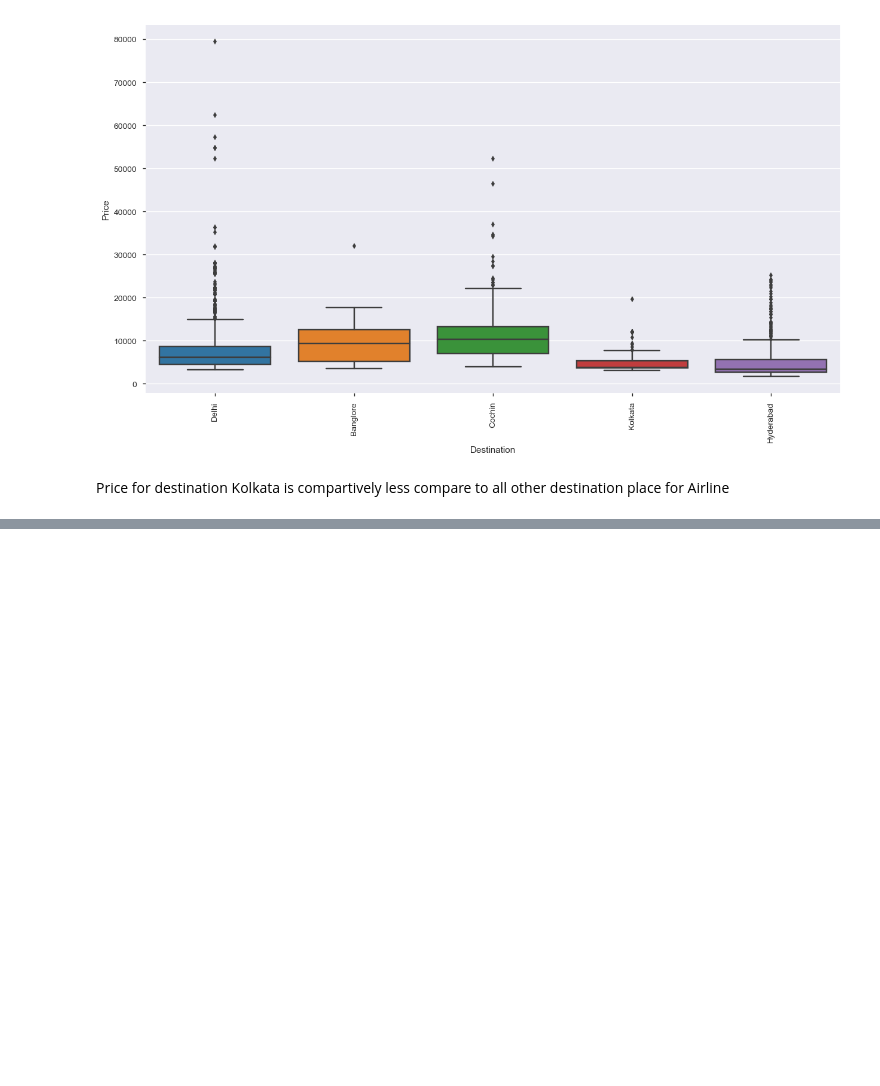
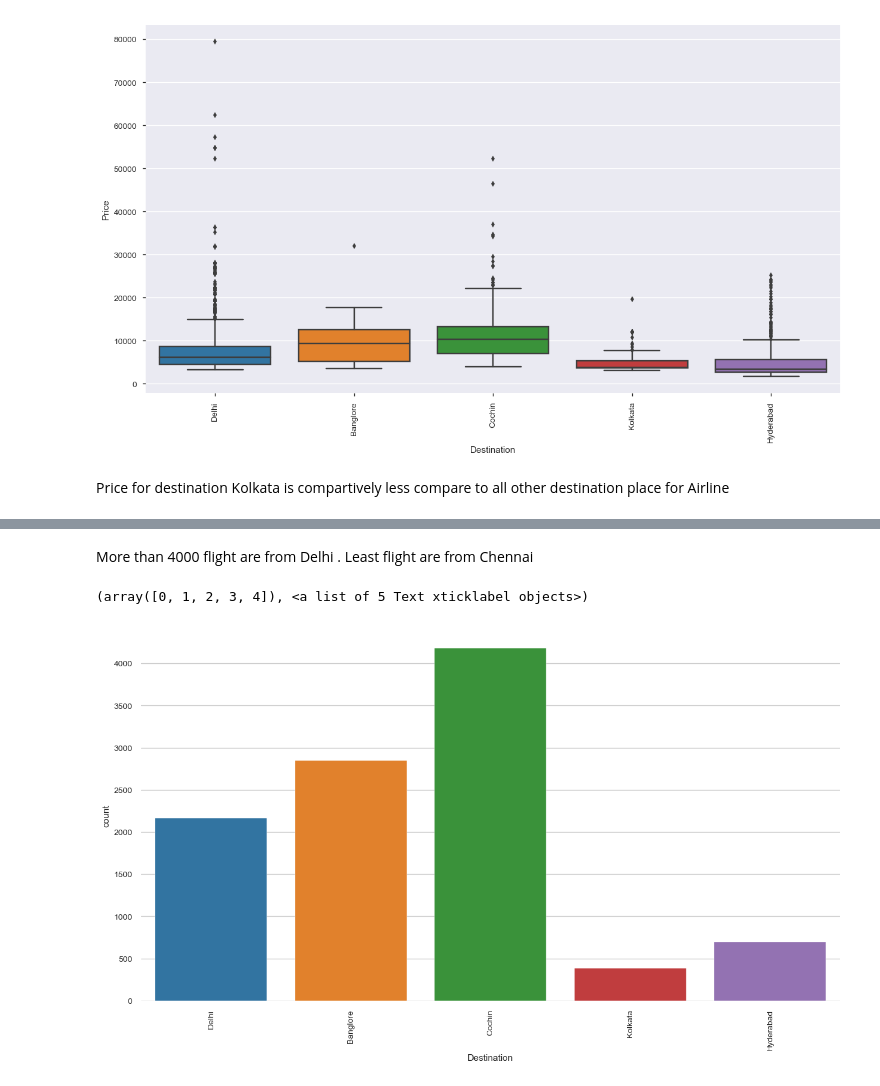
Before and after one commit to shashi29/Flight-price-prediction, a Jupyter notebook: Flight.ipynb, the cells around one changed output, grey strips where cells are left out. Cells and saved outputs as stored; diff of their text form; code cells hidden in the pictures; blank space fills up the shorter version.

```diff
--- a/Flight.ipynb
+++ b/Flight.ipynb
@@ -150,0 +169,10 @@ Price for destination Kolkata is compartively less compare to all other destinat
+# %% [markdown]
+More than 4000 flight are from Delhi .
+Least flight are from Chennai
+# %%
+plt.figure(figsize=(15,8))
+l1 = sns.countplot(x='Destination',data=train)
+plt.xticks(rotation=90)
+# %% [output]
+(array([0, 1, 2, 3, 4]), <a list of 5 Text xticklabel objects>)
+[figure, added]
```
Also changed, not shown: parts of 6 cells of this notebook.
